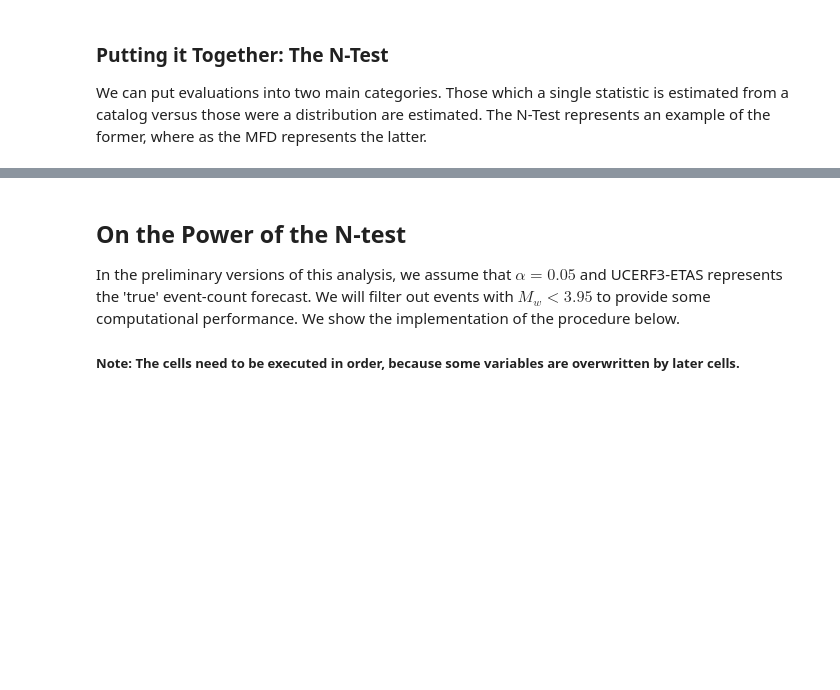
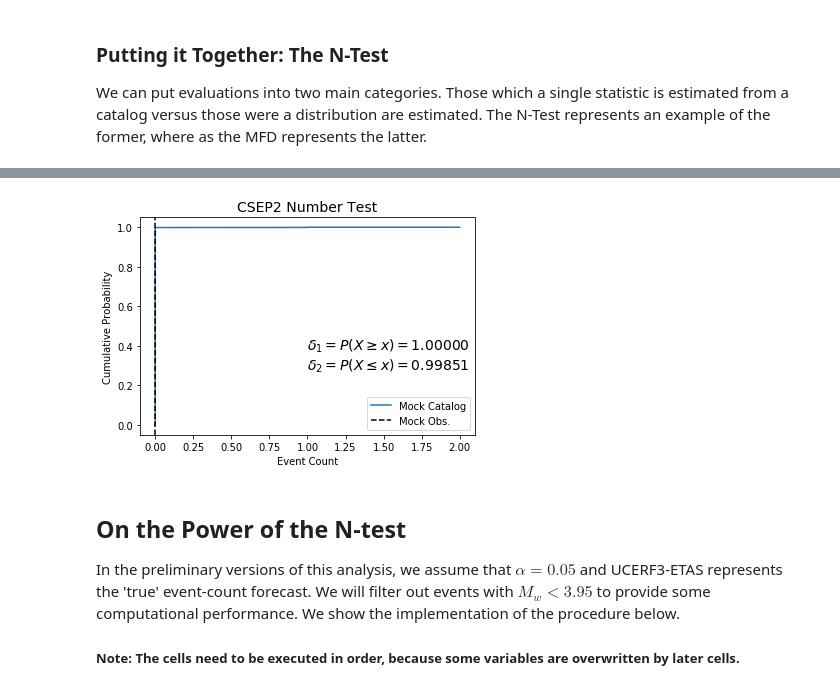
Before and after one commit to SCECcode/pycsep, a Jupyter notebook: notes/n_test.ipynb, the cells around one changed output, grey strips where cells are left out. Saved outputs shown, nothing was run; the diff lists cells and outputs as text; code cells hidden in the pictures; blank space fills up the shorter version.

```diff
--- a/notes/n_test.ipynb
+++ b/notes/n_test.ipynb
@@ -169,3 +193,31 @@ p_value, ax = csep_number_test(u3catalogs_filt, comcat, plot=True, plot_args={'s
+# %%
+# test forecast where counts are mostly zero, following thought experiment in
+# zechar et al., 2010
+from csep.core.evaluations import number_test as csep_number_test
+n_obs = 0
+rate = 0.0015
+ints=random.poisson(lam=rate, size=5000000)
+
+class MockCatalog:
+    """
+    Mock catalog class for testing purposes
+    """
+    def __init__(self, val, name='Mock Catalog'):
+        self.val = val
+        self.name = name
+
+    def __str__(self):
+        return ''
+
+    def get_number_of_events(self):
+        return self.val
+
+sets = [MockCatalog(val) for val in ints]
+obs = MockCatalog(n_obs, 'Mock Obs.')
+
+result, ax = csep_number_test(sets, obs, plot=True, plot_args={'show': True})
+# %% [output]
+[figure, added]
 # %% [markdown]
 ## On the Power of the N-test
 In the preliminary versions of this analysis, we assume that $\alpha=0.05$ and UCERF3-ETAS represents the 'true' event-count forecast. We will filter out events with $M_w < 3.95$ to provide some computational performance. We show the implementation of the procedure below.
```
Also changed, not shown: parts of 18 cells of this notebook, 7 other files.
